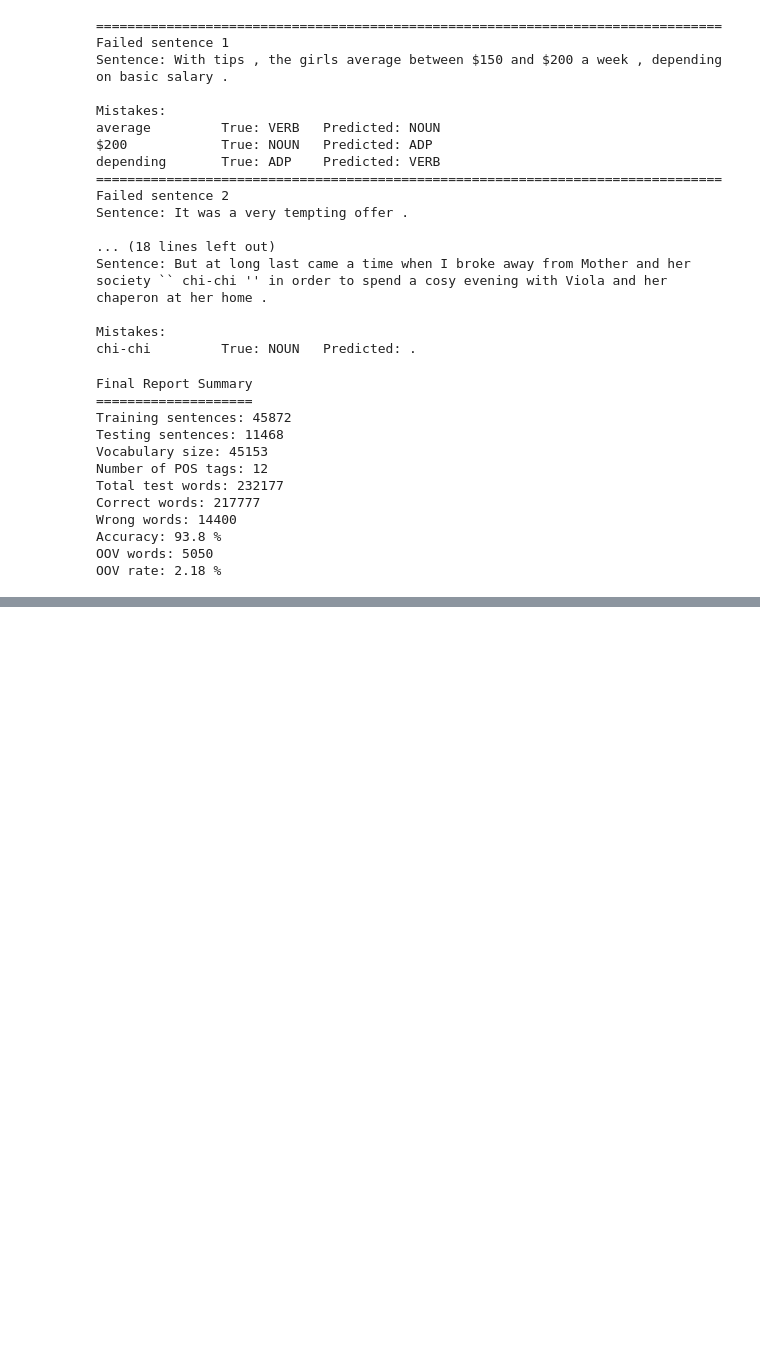
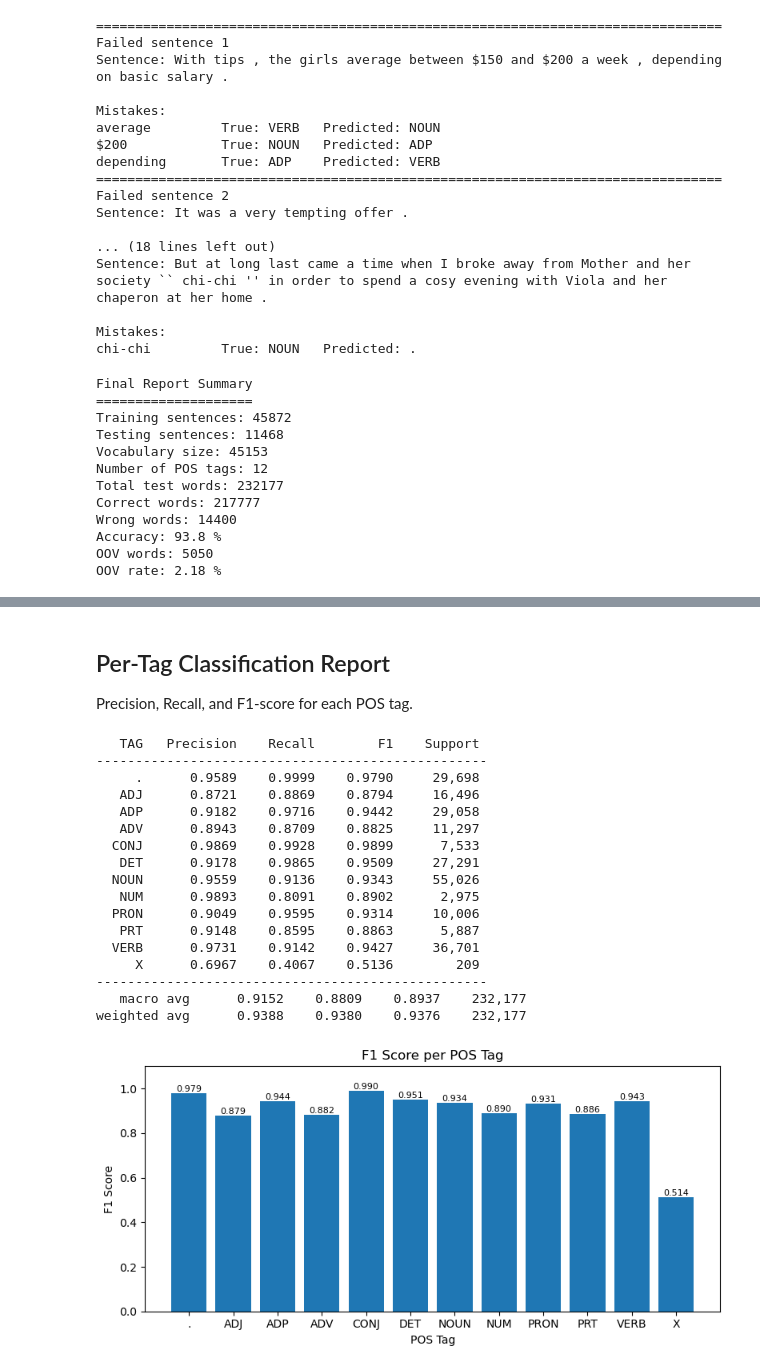
Before and after one commit to HeamVisal/hmm-pos-tagger-brown-corpus, a Jupyter notebook: project1-result-check.ipynb, the cells around one changed output, grey strips where cells are left out. Drawn from its saved outputs; the diff is of its cells as text; code cells hidden in the pictures; blank space fills up the shorter version.

Commit message:
finish report and slide

```diff
--- a/project1-result-check.ipynb
+++ b/project1-result-check.ipynb
@@ -1002,0 +1059,73 @@ OOV rate: 2.18 %
+# %% [markdown]
+## Per-Tag Classification Report
+
+Precision, Recall, and F1-score for each POS tag.
+# %%
+# Per-tag Precision, Recall, F1
+# Uses conf_matrix computed in the cell above.
+
+print(f"{'TAG':>6}  {'Precision':>10}  {'Recall':>8}  {'F1':>8}  {'Support':>9}")
+print("-" * 50)
+
+precisions, recalls, f1s, supports = [], [], [], []
+
+for i, tag in enumerate(tag_list):
+    tp = conf_matrix[i, i]
+    fp = conf_matrix[:, i].sum() - tp   # predicted as this tag, actually another
+    fn = conf_matrix[i, :].sum() - tp   # actually this tag, predicted as another
+    support = int(conf_matrix[i, :].sum())
+
+    precision = tp / (tp + fp) if (tp + fp) > 0 else 0.0
+    recall    = tp / (tp + fn) if (tp + fn) > 0 else 0.0
+    f1        = 2 * precision * recall / (precision + recall) \
+                if (precision + recall) > 0 else 0.0
+
+    precisions.append(precision)
+    recalls.append(recall)
+    f1s.append(f1)
+    supports.append(support)
+
+    print(f"{tag:>6}  {precision:>10.4f}  {recall:>8.4f}  {f1:>8.4f}  {support:>9,}")
+
+print("-" * 50)
+total      = sum(supports)
+macro_p    = sum(precisions) / n
+macro_r    = sum(recalls)    / n
+macro_f1   = sum(f1s)        / n
+weighted_p  = sum(p * s for p, s in zip(precisions, supports)) / total
+weighted_r  = sum(r * s for r, s in zip(recalls,    supports)) / total
+weighted_f1 = sum(f * s for f, s in zip(f1s,        supports)) / total
+print(f"{'macro avg':>12}  {macro_p:>10.4f}  {macro_r:>8.4f}  {macro_f1:>8.4f}  {total:>9,}")
+print(f"{'weighted avg':>12}  {weighted_p:>10.4f}  {weighted_r:>8.4f}  {weighted_f1:>8.4f}  {total:>9,}")
+
+# Bar chart: F1 score per POS tag
+plt.figure(figsize=(8, 4))
+bars = plt.bar(tag_list, f1s)
+for bar, f1 in zip(bars, f1s):
+    plt.text(bar.get_x() + bar.get_width() / 2, bar.get_height(),
+             f"{f1:.3f}", ha='center', va='bottom', fontsize=8)
+plt.ylim(0, 1.1)
+plt.title('F1 Score per POS Tag')
+plt.xlabel('POS Tag')
+plt.ylabel('F1 Score')
+plt.tight_layout()
+plt.show()
+# %% [output]
+   TAG   Precision    Recall        F1    Support
+--------------------------------------------------
+     .      0.9589    0.9999    0.9790     29,698
+   ADJ      0.8721    0.8869    0.8794     16,496
+   ADP      0.9182    0.9716    0.9442     29,058
+   ADV      0.8943    0.8709    0.8825     11,297
+  CONJ      0.9869    0.9928    0.9899      7,533
+   DET      0.9178    0.9865    0.9509     27,291
+  NOUN      0.9559    0.9136    0.9343     55,026
+   NUM      0.9893    0.8091    0.8902      2,975
+  PRON      0.9049    0.9595    0.9314     10,006
+   PRT      0.9148    0.8595    0.8863      5,887
+  VERB      0.9731    0.9142    0.9427     36,701
+     X      0.6967    0.4067    0.5136        209
+--------------------------------------------------
+   macro avg      0.9152    0.8809    0.8937    232,177
+weighted avg      0.9388    0.9380    0.9376    232,177
+[figure, added]
```
Also changed, not shown: parts of 2 cells of this notebook, 19 other files.
